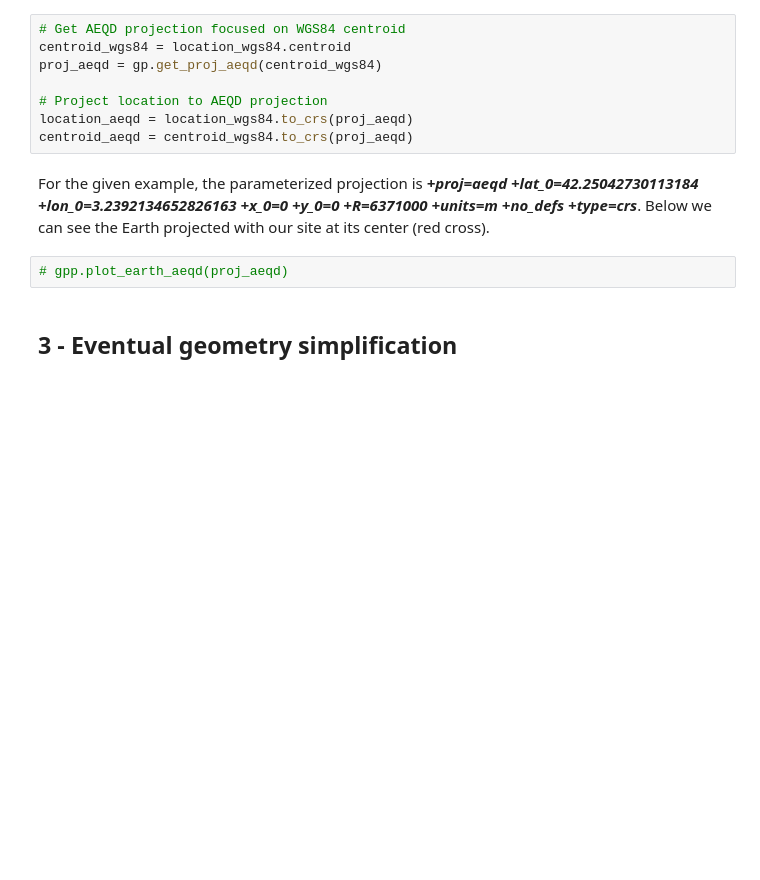
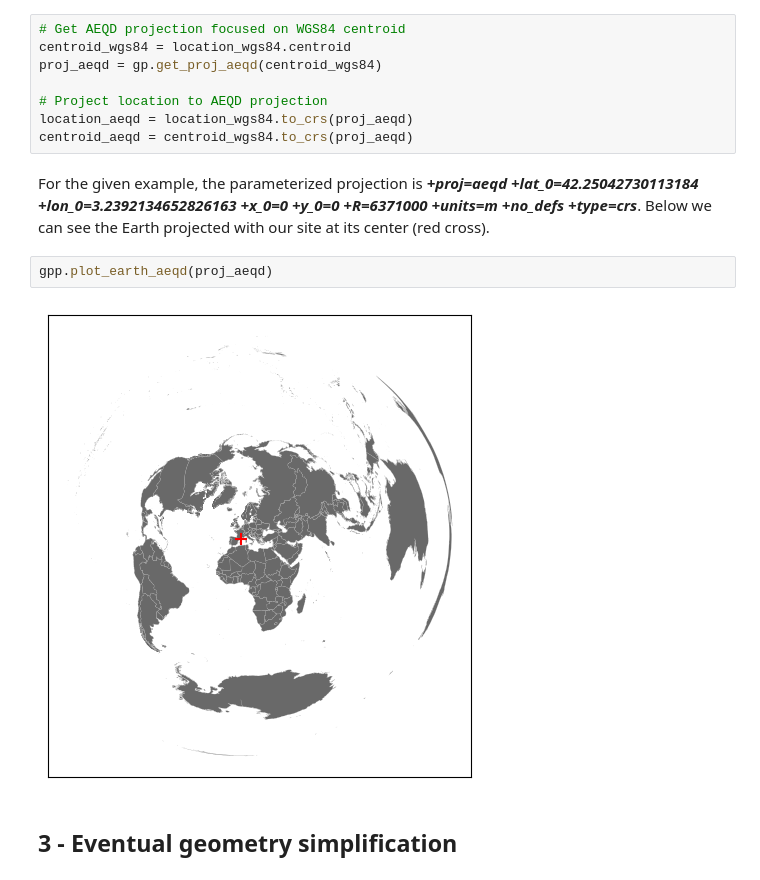
Before and after one commit to rtdeb/GeoPickNB, a Jupyter notebook: notebooks/geopick_uncertainty.ipynb, the cells around one changed output. Cells and saved outputs as stored; diff of their text form; blank space fills up the shorter version.

```diff
--- a/notebooks/geopick_uncertainty.ipynb
+++ b/notebooks/geopick_uncertainty.ipynb
@@ -84,7 +84,9 @@ centroid_aeqd = centroid_wgs84.to_crs(proj_aeqd)
 # %% [markdown]
 For the given example, the parameterized projection is _**+proj=aeqd +lat_0=42.25042730113184 +lon_0=3.2392134652826163 +x_0=0 +y_0=0 +R=6371000 +units=m +no_defs +type=crs**_. Below we can see the Earth projected with our site at its center (red cross).
 # %%
-# gpp.plot_earth_aeqd(proj_aeqd)
+gpp.plot_earth_aeqd(proj_aeqd)
+# %% [output]
+[figure, added]
 # %% [markdown]
 ## 3 - Eventual geometry simplification <a class="anchor" id="section3"></a>
 # %% [markdown]
```
Also changed, not shown: parts of 9 cells of this notebook, 1 other file.
